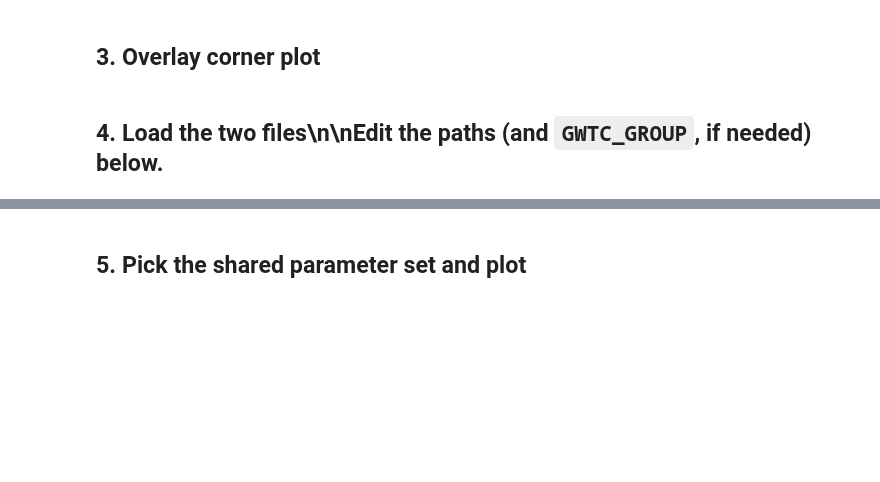
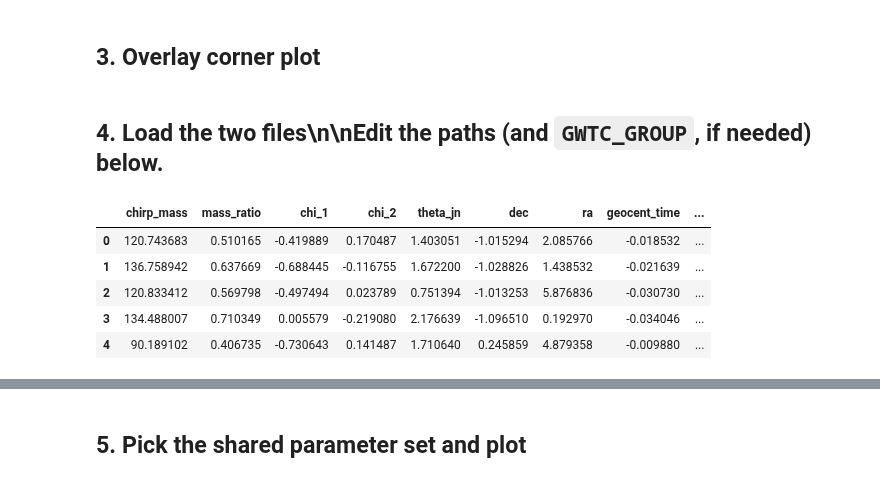
Before and after one commit to Massegolem/ET-Dingo, a Jupyter notebook: LIGO/compare_results/compare_posteriors_corner.ipynb, the cells around one changed output, grey strips where cells are left out. Saved outputs shown, nothing was run; the diff lists cells and outputs as text; code cells hidden in the pictures; blank space fills up the shorter version.

```diff
--- a/LIGO/compare_results/compare_posteriors_corner.ipynb
+++ b/LIGO/compare_results/compare_posteriors_corner.ipynb
@@ -185,20 +185,29 @@ def make_comparison_corner(df1, w1, label1, df2, w2, label2, params,
 ## 4. Load the two files\n\nEdit the paths (and `GWTC_GROUP`, if needed) below.
 # %%
 # --- edit these paths -------------------------------------------------
-FILE_DINGO = "GW231226_101520_data0_1387620938-3_importance_sampling.hdf5"
-FILE_GWTC = "IGWN-GWTC4p1-18965dda8_5-GW231226_101520-combined_PEDataRelease.h5"
+#FILE_DINGO = "GW231226_101520_data0_1387620938-3_importance_sampling.hdf5"
+#FILE_GWTC = "IGWN-GWTC4p1-18965dda8_5-GW231226_101520-combined_PEDataRelease.hdf5"
+FILE_DINGO = "GW231028_153006_data0_1382542224-3_importance_sampling.hdf5"
+FILE_GWTC = "IGWN-GWTC4p1-18965dda8_5-GW231028_153006-combined_PEDataRelease.hdf5"
 GWTC_GROUP = "C00:IMRPhenomXO4a/posterior_samples"  # set None to auto-search
 # -----------------------------------------------------------------------
 
 df_a = load_posterior(FILE_DINGO)                       # auto-detects "samples"
 df_b = load_posterior(FILE_GWTC, group_path=GWTC_GROUP)
 
 w_a = get_weights(df_a)   # DINGO importance-sampling weights
 w_b = get_weights(df_b)   # None -> equal-weight GWTC posterior
 
 df_a = add_derived_quantities(df_a)
 df_b = add_derived_quantities(df_b)
 
 df_a.head()
+# %% [output]
+|  | chirp_mass | mass_ratio | chi_1 | chi_2 | theta_jn | dec | ra | geocent_time | ... |
+| 0 | 120.743683 | 0.510165 | -0.419889 | 0.170487 | 1.403051 | -1.015294 | 2.085766 | -0.018532 | ... |
+| 1 | 136.758942 | 0.637669 | -0.688445 | -0.116755 | 1.672200 | -1.028826 | 1.438532 | -0.021639 | ... |
+| 2 | 120.833412 | 0.569798 | -0.497494 | 0.023789 | 0.751394 | -1.013253 | 5.876836 | -0.030730 | ... |
+| 3 | 134.488007 | 0.710349 | 0.005579 | -0.219080 | 2.176639 | -1.096510 | 0.192970 | -0.034046 | ... |
+| 4 | 90.189102 | 0.406735 | -0.730643 | 0.141487 | 1.710640 | 0.245859 | 4.879358 | -0.009880 | ... |
 # %%
 df_b.head()
```
Also changed, not shown: parts of 3 cells of this notebook, 12 other files.
